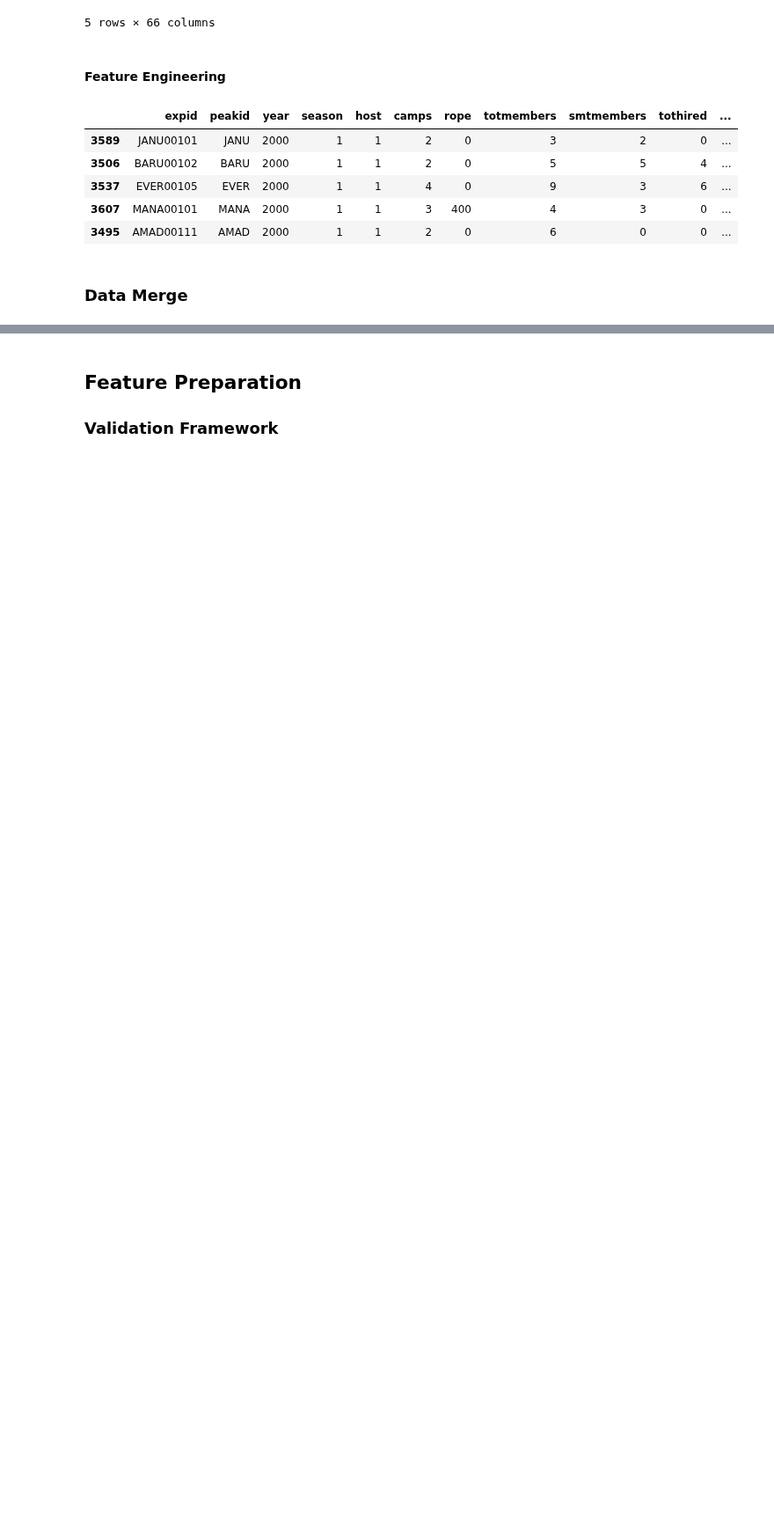
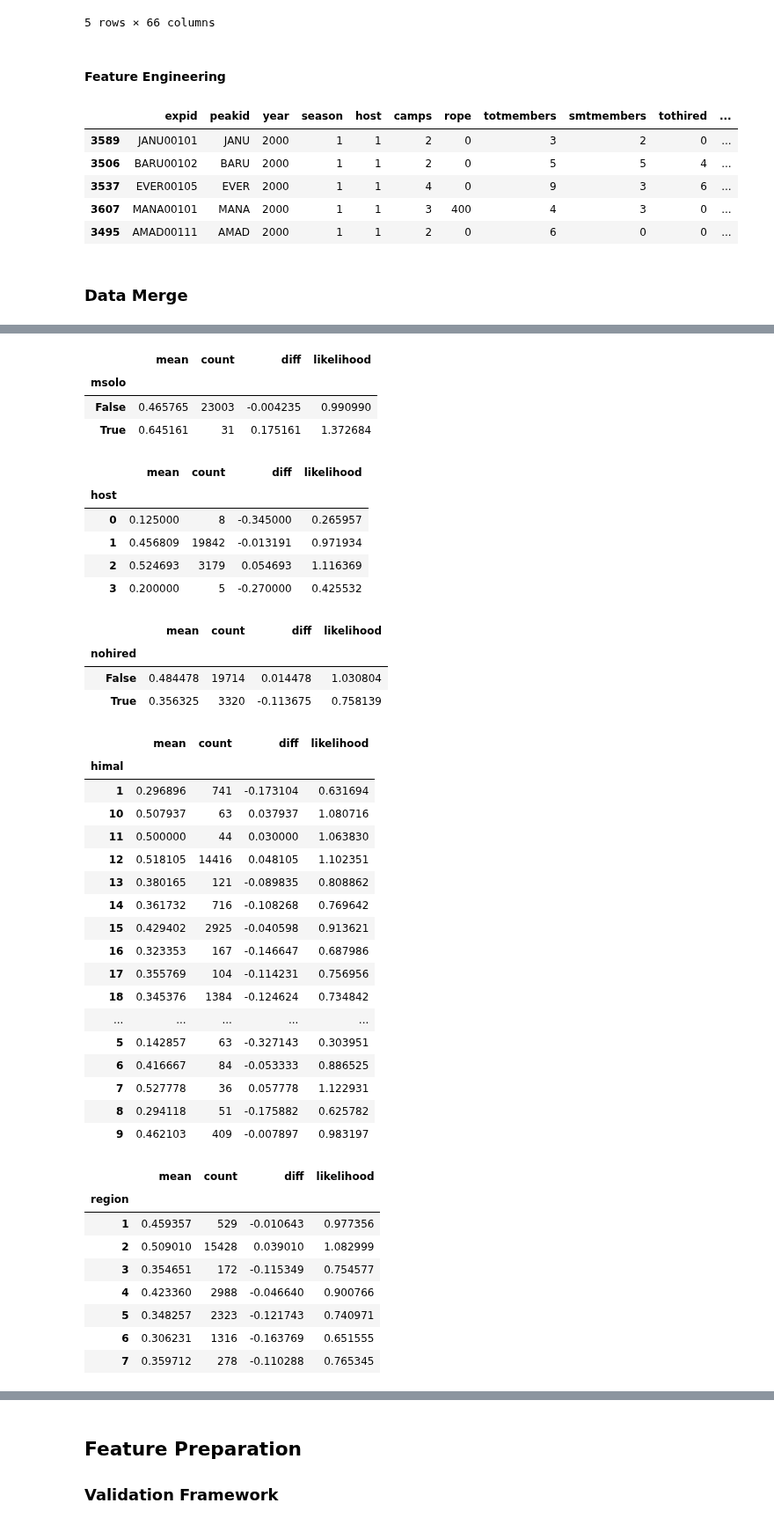
Before and after one commit to ArmandWinant/ml-zoomcamp, a Jupyter notebook: projects/midterm/notebook.ipynb, the cells around one changed output, grey strips where cells are left out. Shown at 88% size. Cells and saved outputs as stored; diff of their text form; code cells hidden in the pictures; blank space fills up the shorter version.

```diff
--- a/projects/midterm/notebook.ipynb
+++ b/projects/midterm/notebook.ipynb
@@ -406,0 +397,3 @@ dtype: object
+# %%
+global_success_rate = round(df.msuccess.mean(), 2)
+df.groupby(['sex']).msuccess.agg(['mean', 'count']) / global_success_rate
@@ -406,0 +418,9 @@ dtype: object
+# %%
+categorical_vars = df.select_dtypes(exclude='number')
+for c in categorical_vars:
+  df_group = df.groupby(c).msuccess.agg(['mean', 'count'])
+  df_group['diff'] = df_group['mean'] - global_success_rate
+  df_group['likelihood'] = df_group['mean'] / global_success_rate
+  display(df_group)
+  print()
+# %% [output]
@@ -406,0 +443,41 @@ dtype: object
+|  | mean | count | diff | likelihood |
+| msolo |  |  |  |  |
+| False | 0.465765 | 23003 | -0.004235 | 0.990990 |
+| True | 0.645161 | 31 | 0.175161 | 1.372684 |
+|  | mean | count | diff | likelihood |
+| host |  |  |  |  |
+| 0 | 0.125000 | 8 | -0.345000 | 0.265957 |
+| 1 | 0.456809 | 19842 | -0.013191 | 0.971934 |
+| 2 | 0.524693 | 3179 | 0.054693 | 1.116369 |
+| 3 | 0.200000 | 5 | -0.270000 | 0.425532 |
+|  | mean | count | diff | likelihood |
+| nohired |  |  |  |  |
+| False | 0.484478 | 19714 | 0.014478 | 1.030804 |
+| True | 0.356325 | 3320 | -0.113675 | 0.758139 |
+|  | mean | count | diff | likelihood |
+| himal |  |  |  |  |
+| 1 | 0.296896 | 741 | -0.173104 | 0.631694 |
+| 10 | 0.507937 | 63 | 0.037937 | 1.080716 |
+| 11 | 0.500000 | 44 | 0.030000 | 1.063830 |
+| 12 | 0.518105 | 14416 | 0.048105 | 1.102351 |
+| 13 | 0.380165 | 121 | -0.089835 | 0.808862 |
+| 14 | 0.361732 | 716 | -0.108268 | 0.769642 |
+| 15 | 0.429402 | 2925 | -0.040598 | 0.913621 |
+| 16 | 0.323353 | 167 | -0.146647 | 0.687986 |
+| 17 | 0.355769 | 104 | -0.114231 | 0.756956 |
+| 18 | 0.345376 | 1384 | -0.124624 | 0.734842 |
+| ... | ... | ... | ... | ... |
+| 5 | 0.142857 | 63 | -0.327143 | 0.303951 |
+| 6 | 0.416667 | 84 | -0.053333 | 0.886525 |
+| 7 | 0.527778 | 36 | 0.057778 | 1.122931 |
+| 8 | 0.294118 | 51 | -0.175882 | 0.625782 |
+| 9 | 0.462103 | 409 | -0.007897 | 0.983197 |
+|  | mean | count | diff | likelihood |
+| region |  |  |  |  |
+| 1 | 0.459357 | 529 | -0.010643 | 0.977356 |
+| 2 | 0.509010 | 15428 | 0.039010 | 1.082999 |
+| 3 | 0.354651 | 172 | -0.115349 | 0.754577 |
+| 4 | 0.423360 | 2988 | -0.046640 | 0.900766 |
+| 5 | 0.348257 | 2323 | -0.121743 | 0.740971 |
+| 6 | 0.306231 | 1316 | -0.163769 | 0.651555 |
+| 7 | 0.359712 | 278 | -0.110288 | 0.765345 |
```
Also changed, not shown: parts of 31 cells of this notebook.
